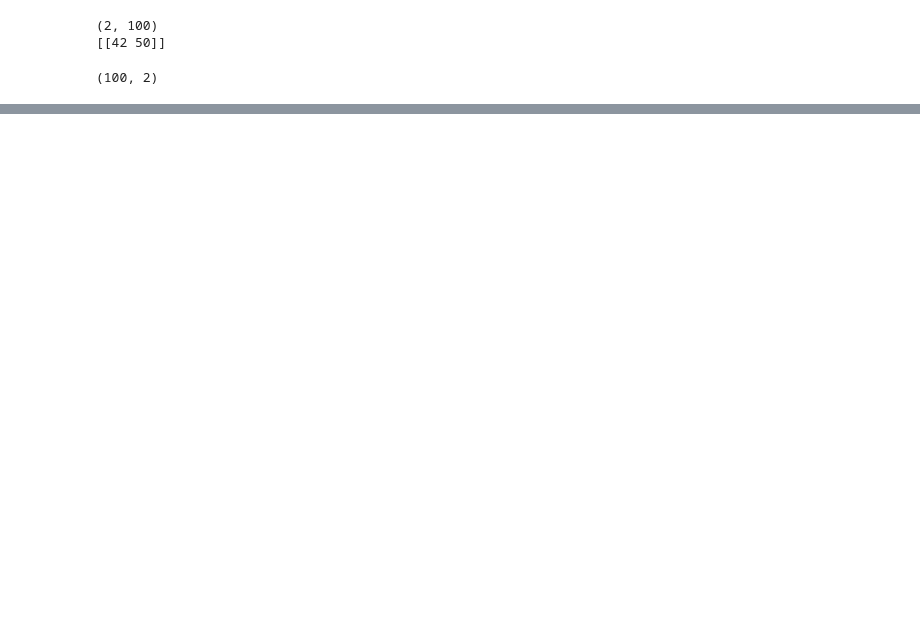
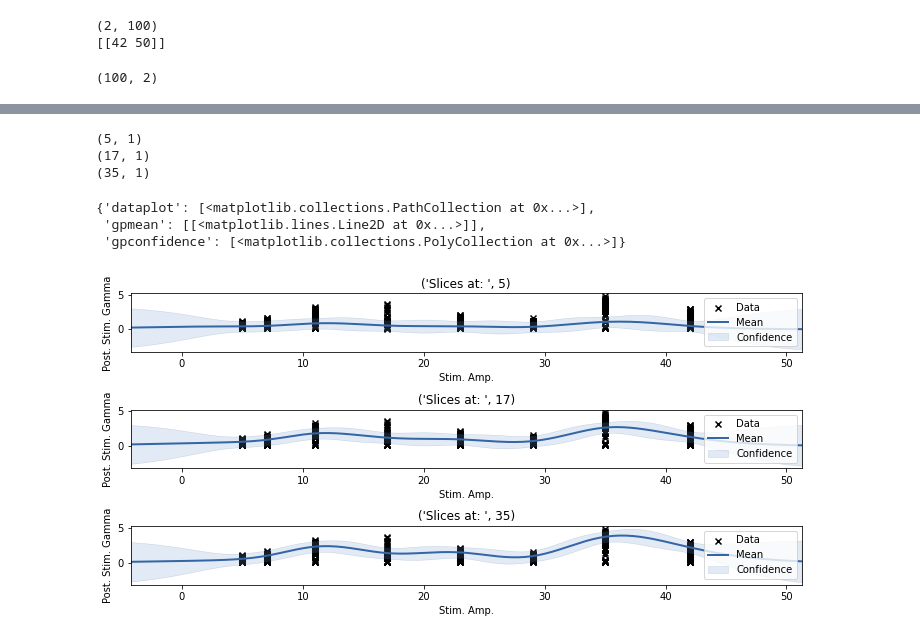
Before and after one commit to Simurgh818/NeuroGaussianProcess, a Jupyter notebook: GP_Anastheisa_vs_Awake-Troubleshooting.ipynb, the cells around one changed output, grey strips where cells are left out. Saved outputs shown, nothing was run; the diff lists cells and outputs as text; code cells hidden in the pictures; blank space fills up the shorter version.

```diff
--- a/GP_Anastheisa_vs_Awake-Troubleshooting.ipynb
+++ b/GP_Anastheisa_vs_Awake-Troubleshooting.ipynb
@@ -645,0 +671,20 @@ plt.show()
+# %%
+slices_freq = [5, 17, 35]
+# %%
+figure2 = GPy.plotting.plotting_library().figure(3, 1, figsize=(10,5))
+
+for i, x in zip(range(3), slices_freq):
+    print((x, 1));
+
+    canvas = m_2d.plot(figure=figure2, fixed_inputs=[(1, x)], row=(i+1), plot_data=True,
+                       xlabel='Stim. Amp.', ylabel='Post. Stim. Gamma', title=("Slices at: ", x));
+
+display(canvas);
+# %% [output]
+(5, 1)
+(17, 1)
+(35, 1)
+{'dataplot': [<matplotlib.collections.PathCollection at 0x...>],
+ 'gpmean': [[<matplotlib.lines.Line2D at 0x...>]],
+ 'gpconfidence': [<matplotlib.collections.PolyCollection at 0x...>]}
+[figure, added]
```
Also changed, not shown: parts of 24 cells of this notebook.
